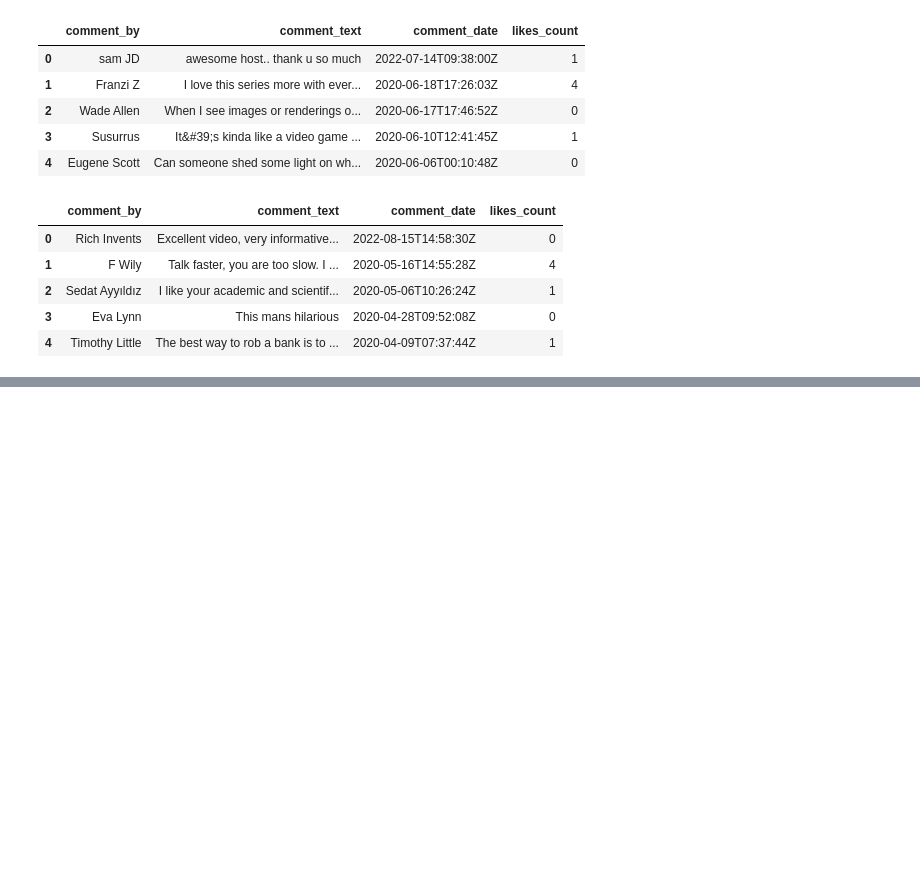
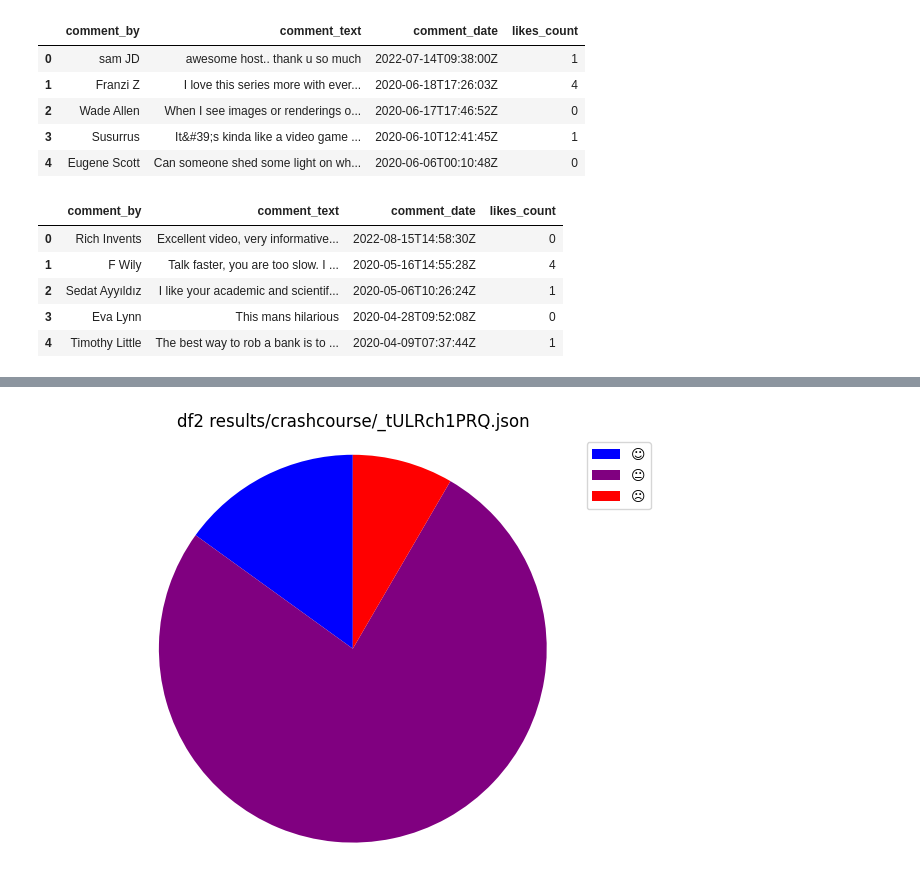
Before and after one commit to awaubreyw/aubrey_dissertation, a Jupyter notebook: src/get_sentiment_vader.ipynb, the cells around one changed output, grey strips where cells are left out. Cells and saved outputs as stored; diff of their text form; code cells hidden in the pictures; blank space fills up the shorter version.

```diff
--- a/src/get_sentiment_vader.ipynb
+++ b/src/get_sentiment_vader.ipynb
@@ -34,0 +317,14 @@ df2.head()
+# %%
+labels = [emoji.emojize(':smiling_face:'), emoji.emojize(':neutral_face:'), emoji.emojize(':frowning_face:')]
+sizes = [posavgpercentage2, neuavgpercentage2, negavgpercentage2]
+colors = ['blue', 'purple', 'red']
+patches, texts = plt.pie(sizes, colors=colors, startangle=90)
+plt.legend(patches,labels,loc="best")
+
+plt.title("df2 results/crashcourse/_tULRch1PRQ.json")
+
+plt.axis('equal')
+plt.tight_layout()
+plt.show()
+# %% [output]
+[figure, added]
```
Also changed, not shown: parts of 27 cells of this notebook, 1 other file.
